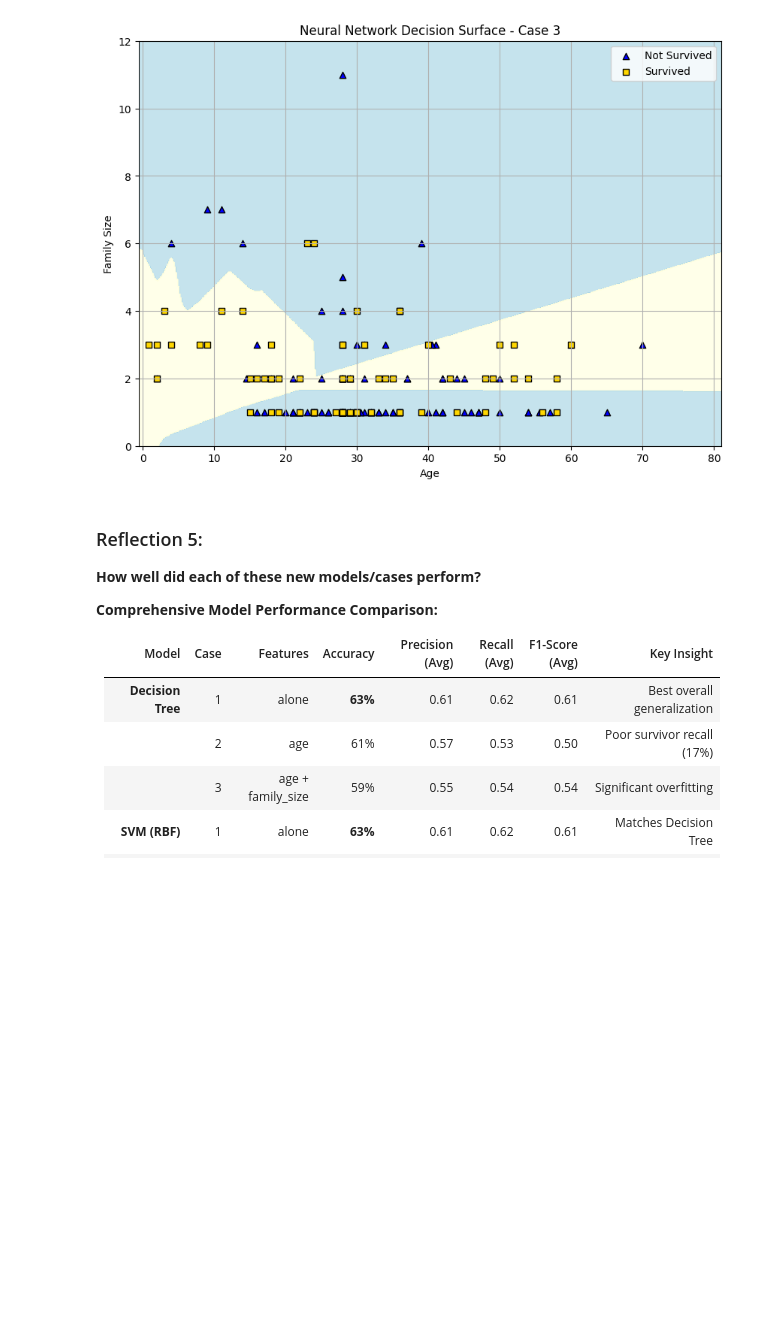
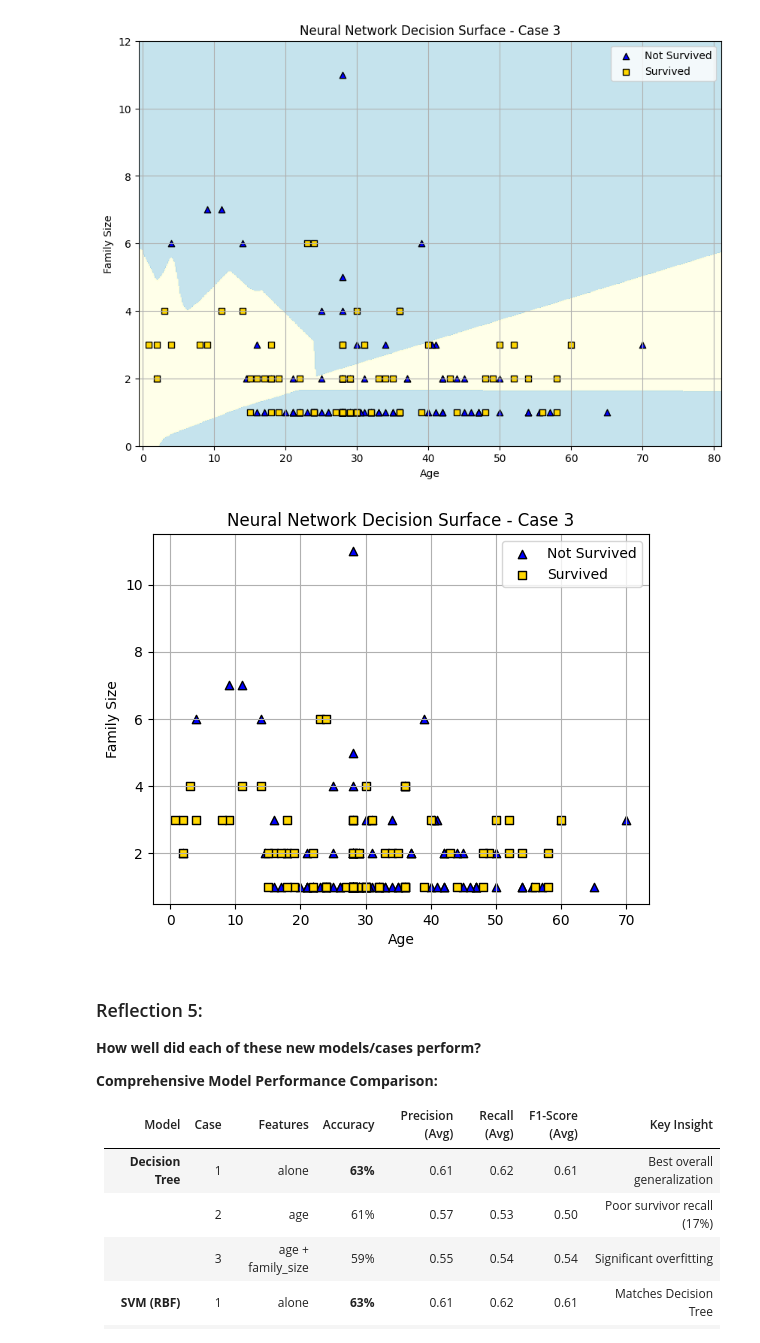
Before and after one commit to bjdawson23/applied-ml-branton, a Jupyter notebook: notebooks/project03/ml03_branton.ipynb, the cells around one changed output. Drawn from its saved outputs; the diff is of its cells as text; code cells hidden in the pictures; blank space fills up the shorter version.

```diff
--- a/notebooks/project03/ml03_branton.ipynb
+++ b/notebooks/project03/ml03_branton.ipynb
@@ -883,6 +844,27 @@ plt.grid(True)
 plt.show()
 # %% [output]
 [figure]
+# %%
+# Overlay the actual test data points for visual comparison
+# Plot passengers who did NOT survive (0) as blue triangles
+plt.scatter(X3_test['age'][y3_test == 0],
+            X3_test['family_size'][y3_test == 0],
+            c='blue', marker='^', edgecolor='k', label='Not Survived')
+
+# Plot passengers who DID survive (1) as gold squares
+plt.scatter(X3_test['age'][y3_test == 1],
+            X3_test['family_size'][y3_test == 1],
+            c='gold', marker='s', edgecolor='k', label='Survived')
+
+# Add axis labels, title, legend, and grid
+plt.xlabel('Age')
+plt.ylabel('Family Size')
+plt.title('Neural Network Decision Surface - Case 3')
+plt.legend()
+plt.grid(True)
+plt.show()
+# %% [output]
+[figure, added]
 # %% [markdown]
 ### Reflection 5:
 
```
Also changed, not shown: parts of 2 cells of this notebook.
